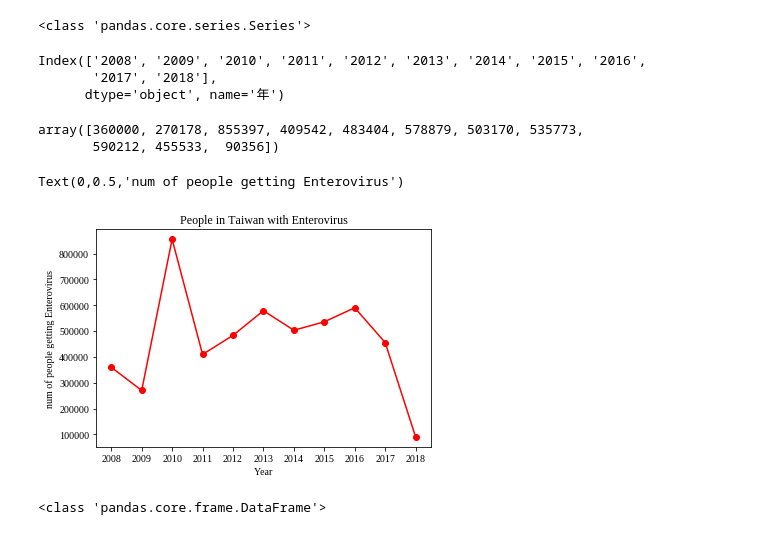
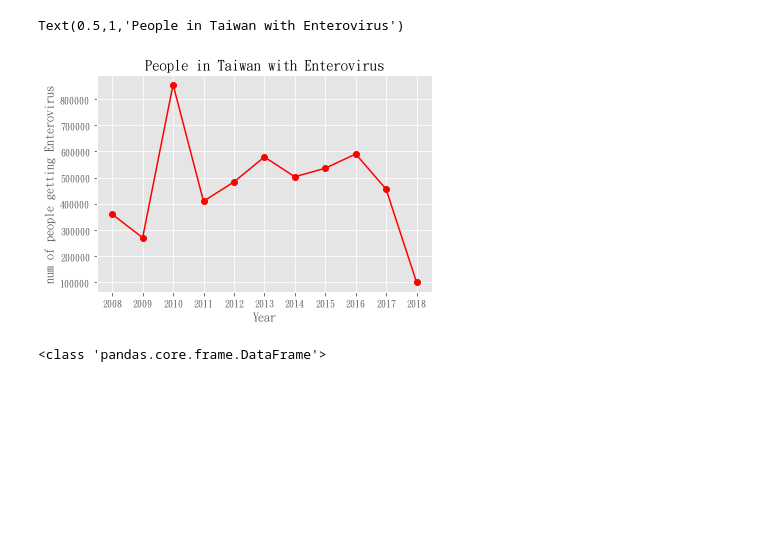
Before and after one commit to alabtsai/FGU-Class, a Jupyter notebook: Lecture_0530.ipynb, the cells around one changed output. Drawn from its saved outputs; the diff is of its cells as text; code cells hidden in the pictures; blank space fills up the shorter version.

```diff
--- a/Lecture_0530.ipynb
+++ b/Lecture_0530.ipynb
@@ -10,2 +21,4 @@ plt.style.use('ggplot')
+# %%
+plt.rcParams['font.family']='DFKai-SB'
 # %%
 x=np.random.normal(loc=0, scale=10, size=1000)
@@ -28,0 +50,10 @@ plt.show()
+# %%
+# # 調整作圖風格
+plt.style.use('dark_background')
+x=[1,2,3,4,5]
+y=[123,222,133,111,122]
+
+# 調整作圖大小
+plt.figure(figsize=(6,4))
+
+plt.bar(x,y,align='center')
@@ -28,0 +65,7 @@ plt.show()
+# %%
+plt.style.use('ggplot')
+x=[1,2,3,4,5]
+y=[123,222,133,111,122]
+
+plt.plot(x,y)
+plt.title('折線圖',color='red')
@@ -28,0 +75,6 @@ plt.show()
+# %%
+plt.style.use('ggplot')
+x=[1,2,3,4,5]
+y=[123,222,133,111,122]
+
+plt.plot(x,y,linestyle='--')
@@ -112,17 +282,2 @@ Name: 腸病毒健保就診人次, dtype: int64
-# %%
-print(type(df.groupby('年')['腸病毒健保就診人次'].sum()))
-# %% [output]
-<class 'pandas.core.series.Series'>
 # %%
 se1=df.groupby('年')['腸病毒健保就診人次'].sum()
-# %%
-se1.index
-# %% [output]
-Index(['2008', '2009', '2010', '2011', '2012', '2013', '2014', '2015', '2016',
-       '2017', '2018'],
-      dtype='object', name='年')
-# %%
-se1.values
-# %% [output]
-array([360000, 270178, 855397, 409542, 483404, 578879, 503170, 535773,
-       590212, 455533,  90356])
@@ -132,13 +284,14 @@ import matplotlib.pyplot as plt
 # %%
 plt.figure(figsize=(6,4))
 
 plt.plot(se1.index,   se1.values,  'o-', color='red')
-plt.title("People in Taiwan with Enterovirus")
+
 plt.xlabel('Year')
 plt.ylabel("num of people getting Enterovirus")
+plt.title("People in Taiwan with Enterovirus",color='black')
 # %% [output]
-Text(0,0.5,'num of people getting Enterovirus')
+Text(0.5,1,'People in Taiwan with Enterovirus')
-[figure, old version]
+[figure, new version]
 # %%
 ta1=df.groupby('年')[['腸病毒健保就診人次']].sum()
 # %%
```
Also changed, not shown: parts of 64 cells of this notebook.
